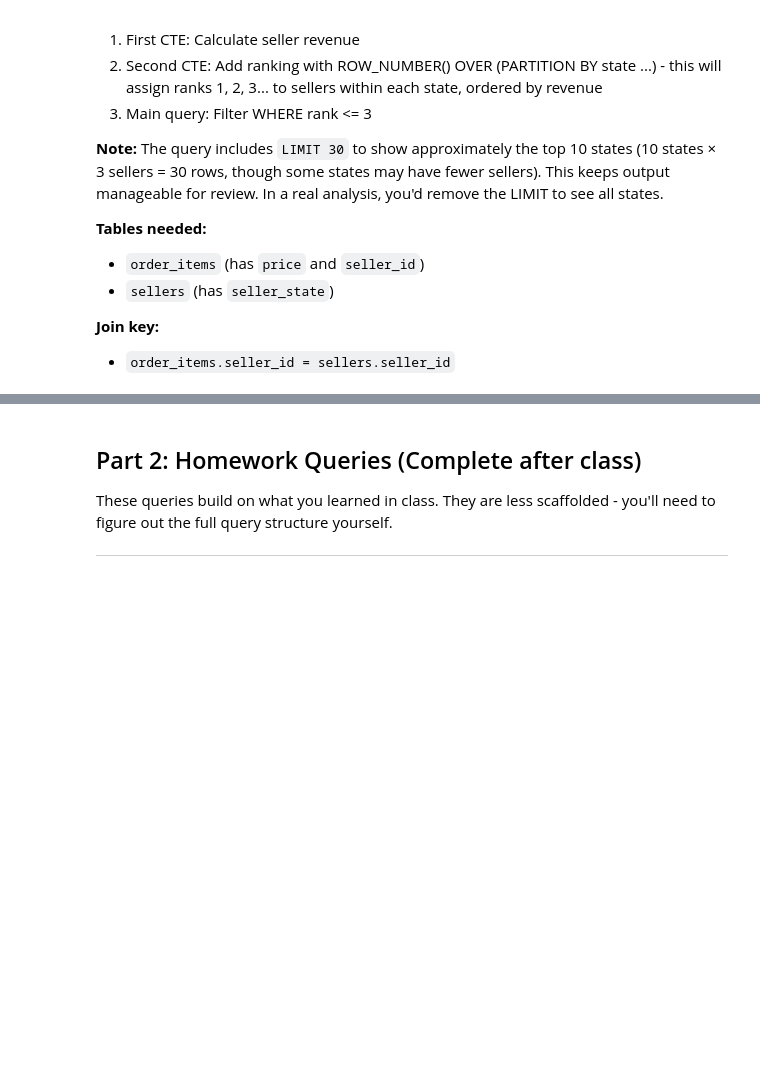
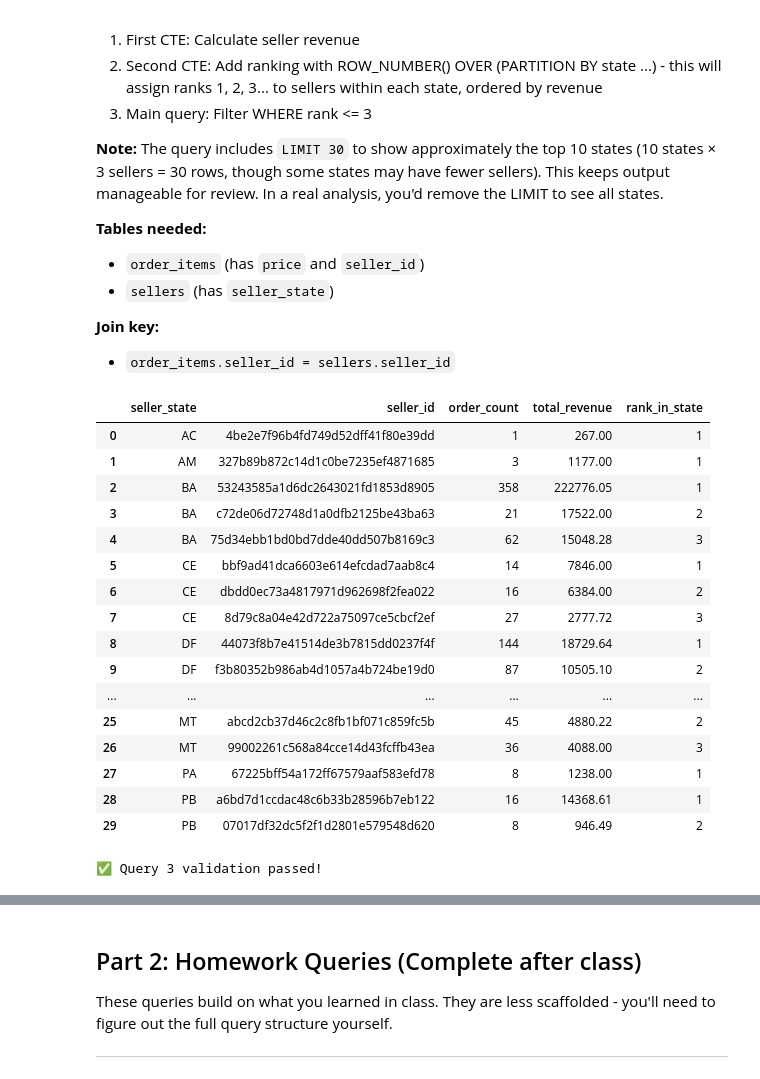
Before and after one commit to hdzmarcela/ECBS5294, a Jupyter notebook: notebooks/day2/day2_exercise_joins.ipynb, the cells around one changed output, grey strips where cells are left out. Drawn from its saved outputs; the diff is of its cells as text; code cells hidden in the pictures; blank space fills up the shorter version.

```diff
--- a/notebooks/day2/day2_exercise_joins.ipynb
+++ b/notebooks/day2/day2_exercise_joins.ipynb
@@ -235,31 +264,61 @@ print("✅ Query 2 validation passed!")
 # %%
 # Query 3: Top Sellers by State
 # TODO: Complete this query
-
 result_q3 = con.execute("""
     WITH seller_revenue AS (
-        -- TODO: Calculate total revenue per seller
+        -- Step 1: Calculate total revenue per seller
         SELECT
-            -- TODO: Select seller_id, seller_state
-            -- TODO: Count distinct orders AS order_count
-            -- TODO: Sum price AS total_revenue
+            s.seller_id,
+            s.seller_state,
+            COUNT(DISTINCT oi.order_id) AS order_count,
+            ROUND(SUM(oi.price), 2) AS total_revenue
         FROM order_items oi
-        -- TODO: INNER JOIN to sellers table (ON oi.seller_id = s.seller_id)
-        -- TODO: GROUP BY seller_id, seller_state
+        INNER JOIN sellers s
+            ON oi.seller_id = s.seller_id
+        GROUP BY s.seller_id, s.seller_state
     ),
     ranked_sellers AS (
-        -- TODO: Add ranking within each state
+        -- Step 2: Add ranking within each state
         SELECT
             *,
-            -- TODO: Add ROW_NUMBER() OVER (PARTITION BY seller_state ORDER BY total_revenue DESC) AS rank_in_state
+            ROW_NUMBER() OVER (
+                PARTITION BY seller_state
+                ORDER BY total_revenue DESC
+            ) AS rank_in_state
         FROM seller_revenue
     )
-    -- TODO: SELECT * FROM ranked_sellers WHERE rank_in_state <= 3
-    -- TODO: ORDER BY seller_state, rank_in_state
+    -- Step 3: Filter to top 3 per state
+    SELECT
+        seller_state,
+        seller_id,
+        order_count,
+        total_revenue,
+        rank_in_state
+    FROM ranked_sellers
+    WHERE rank_in_state <= 3
+    ORDER BY seller_state, rank_in_state
     LIMIT 30
 """).df()
 
 result_q3
+# %% [output]
+|  | seller_state | seller_id | order_count | total_revenue | rank_in_state |
+| 0 | AC | 4be2e7f96b4fd749d52dff41f80e39dd | 1 | 267.00 | 1 |
+| 1 | AM | 327b89b872c14d1c0be7235ef4871685 | 3 | 1177.00 | 1 |
+| 2 | BA | 53243585a1d6dc2643021fd1853d8905 | 358 | 222776.05 | 1 |
+| 3 | BA | c72de06d72748d1a0dfb2125be43ba63 | 21 | 17522.00 | 2 |
+| 4 | BA | 75d34ebb1bd0bd7dde40dd507b8169c3 | 62 | 15048.28 | 3 |
+| 5 | CE | bbf9ad41dca6603e614efcdad7aab8c4 | 14 | 7846.00 | 1 |
+| 6 | CE | dbdd0ec73a4817971d962698f2fea022 | 16 | 6384.00 | 2 |
+| 7 | CE | 8d79c8a04e42d722a75097ce5cbcf2ef | 27 | 2777.72 | 3 |
+| 8 | DF | 44073f8b7e41514de3b7815dd0237f4f | 144 | 18729.64 | 1 |
+| 9 | DF | f3b80352b986ab4d1057a4b724be19d0 | 87 | 10505.10 | 2 |
+| ... | ... | ... | ... | ... | ... |
+| 25 | MT | abcd2cb37d46c2c8fb1bf071c859fc5b | 45 | 4880.22 | 2 |
+| 26 | MT | 99002261c568a84cce14d43fcffb43ea | 36 | 4088.00 | 3 |
+| 27 | PA | 67225bff54a172ff67579aaf583efd78 | 8 | 1238.00 | 1 |
+| 28 | PB | a6bd7d1ccdac48c6b33b28596b7eb122 | 16 | 14368.61 | 1 |
+| 29 | PB | 07017df32dc5f2f1d2801e579548d620 | 8 | 946.49 | 2 |
 # %%
 # Validation: Check your results
 assert result_q3.shape[0] > 0, "Should find top sellers"
@@ -269,6 +328,8 @@ assert any('state' in col.lower() for col in result_q3.columns), "Should have se
 assert any('rank' in col.lower() for col in result_q3.columns), "Should have rank column (e.g., rank_in_state)"
 assert any('revenue' in col.lower() for col in result_q3.columns), "Should have revenue column (e.g., total_revenue)"
 print("✅ Query 3 validation passed!")
+# %% [output]
+✅ Query 3 validation passed!
 # %% [markdown]
 **Your interpretation for Paula (2-3 sentences):**
 
```
Also changed, not shown: parts of 18 cells of this notebook, 4 other files.
